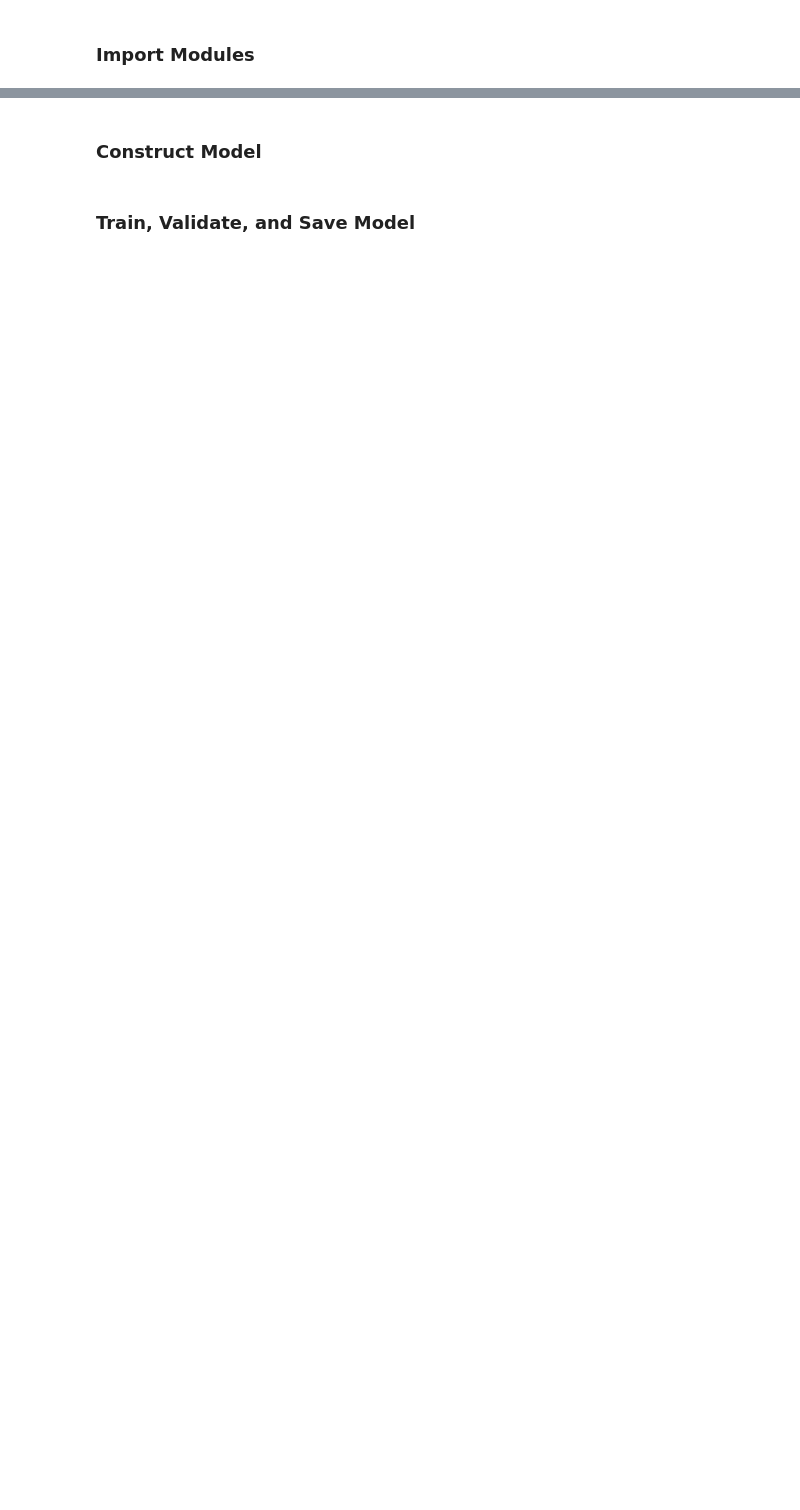
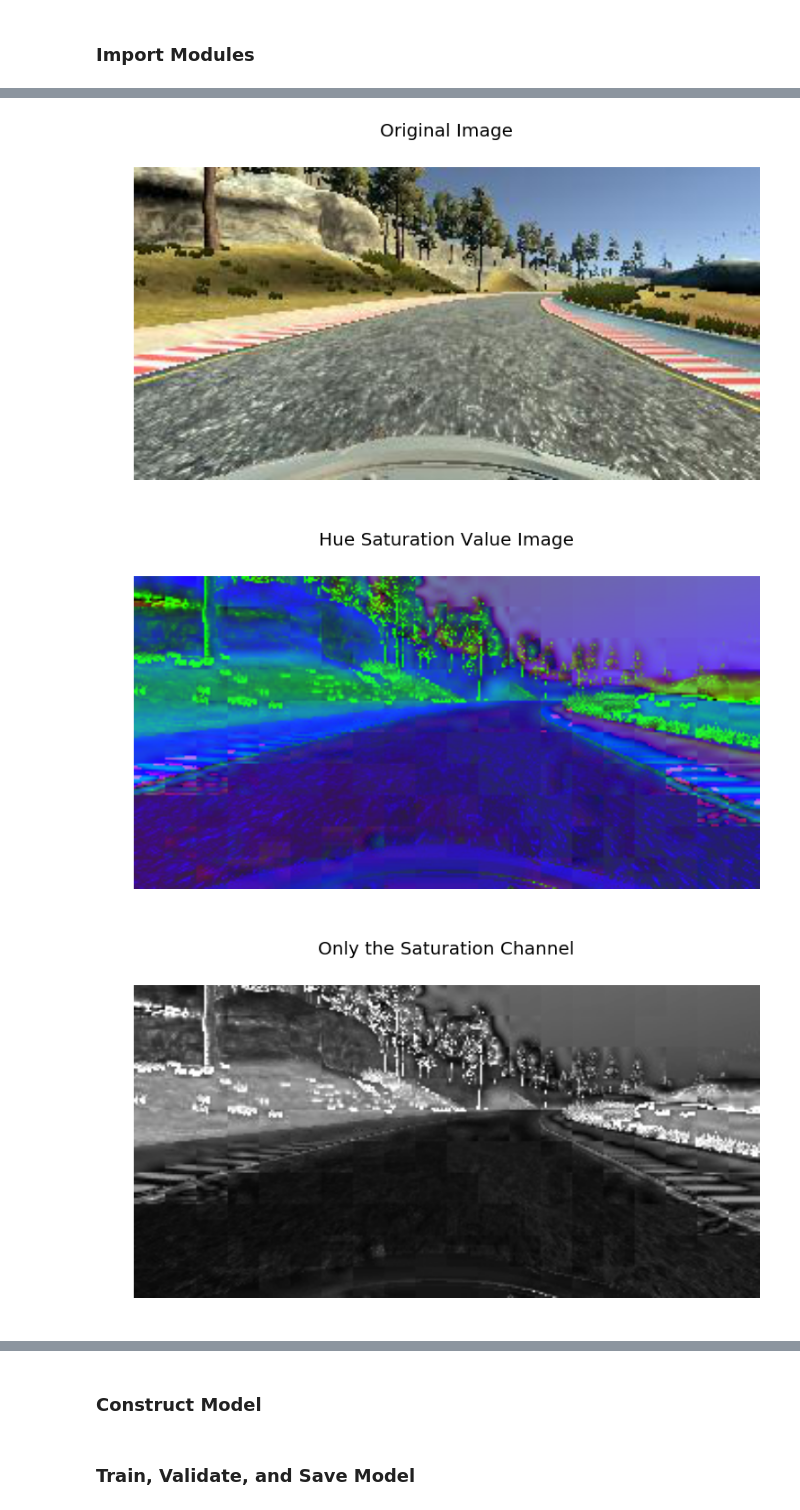
Before and after one commit to JLee21/Udacity-Self-Driving-Car-NanoDegree-Term-1, a Jupyter notebook: p3-behavioural-cloning/carnd-behavioral-cloning-p3/ai-model-notebook.ipynb, the cells around one changed output, grey strips where cells are left out. Saved outputs shown, nothing was run; the diff lists cells and outputs as text; code cells hidden in the pictures; blank space fills up the shorter version.

```diff
--- a/p3-behavioural-cloning/carnd-behavioral-cloning-p3/ai-model-notebook.ipynb
+++ b/p3-behavioural-cloning/carnd-behavioral-cloning-p3/ai-model-notebook.ipynb
@@ -313,0 +294,46 @@ def generator(samples, batch_size=16):
+# %%
+img = cv2.imread(r"D:\SDC\p3-Behavioural-Cloning\p3-behavorial-cloning\ricky\clockwise\IMG\center_2017_03_18_11_39_30_788.jpg")
+img = cv2.cvtColor(img, cv2.COLOR_BGR2RGB)
+plt.style.use('ggplot')
+
+plt.imshow(img)
+plt.axis('off')
+plt.title('Original Image', y=1.08)
+plt.savefig('write-up\\original-image.png', transparent=True)
+plt.show()
+
+
+img = convert_to_hsv(img)
+plt.imshow(img)
+plt.axis('off')
+plt.title('Hue Saturation Value Image', y=1.08)
+plt.savefig('write-up\\hsv-image.png', transparent=True)
+plt.show()
+
+
+img = img[:,:,1]
+plt.imshow(img, cmap='gray')
+plt.axis('off')
+plt.title('Only the Saturation Channel', y=1.08)
+plt.savefig('write-up\\only-saturation-image.png', transparent=True)
+plt.show()
+
+img = resize(img)
+plt.figure(figsize=(2.5,2.5))
+plt.imshow(img, cmap='gray')
+plt.axis('off')
+plt.title('Resized to 64x64 pixels', y=1.08)
+plt.savefig('write-up\\resized-image.png', transparent=True)
+plt.show()
+
+img = img[17:60,:]
+plt.figure(figsize=(2.5,2.5))
+plt.imshow(img, cmap='gray')
+plt.axis('off')
+plt.title('Cropped Final Image', y=1.08)
+plt.savefig('write-up\\cropped-final-image.png', transparent=True)
+plt.show();
+# %% [output]
+[figure, added]
+[figure, added]
+[figure, added]
```
Also changed, not shown: parts of 40 cells of this notebook.
